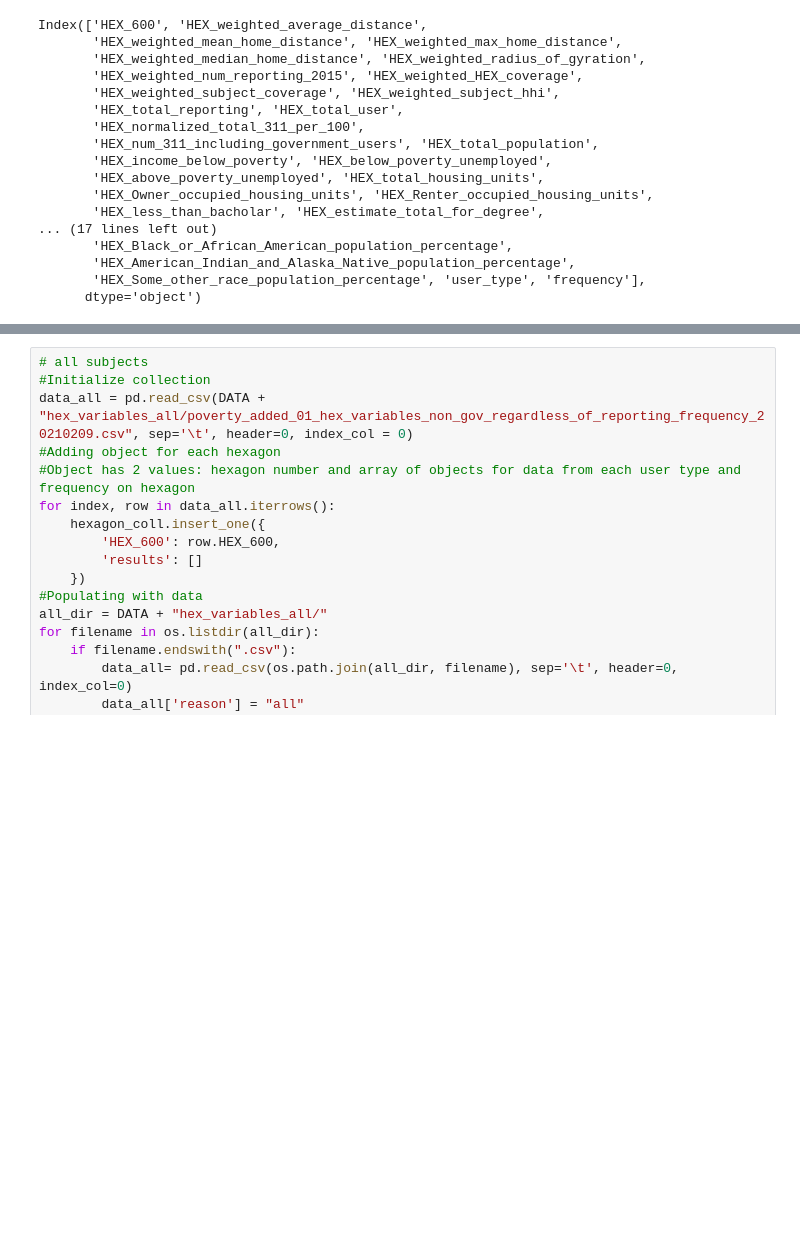
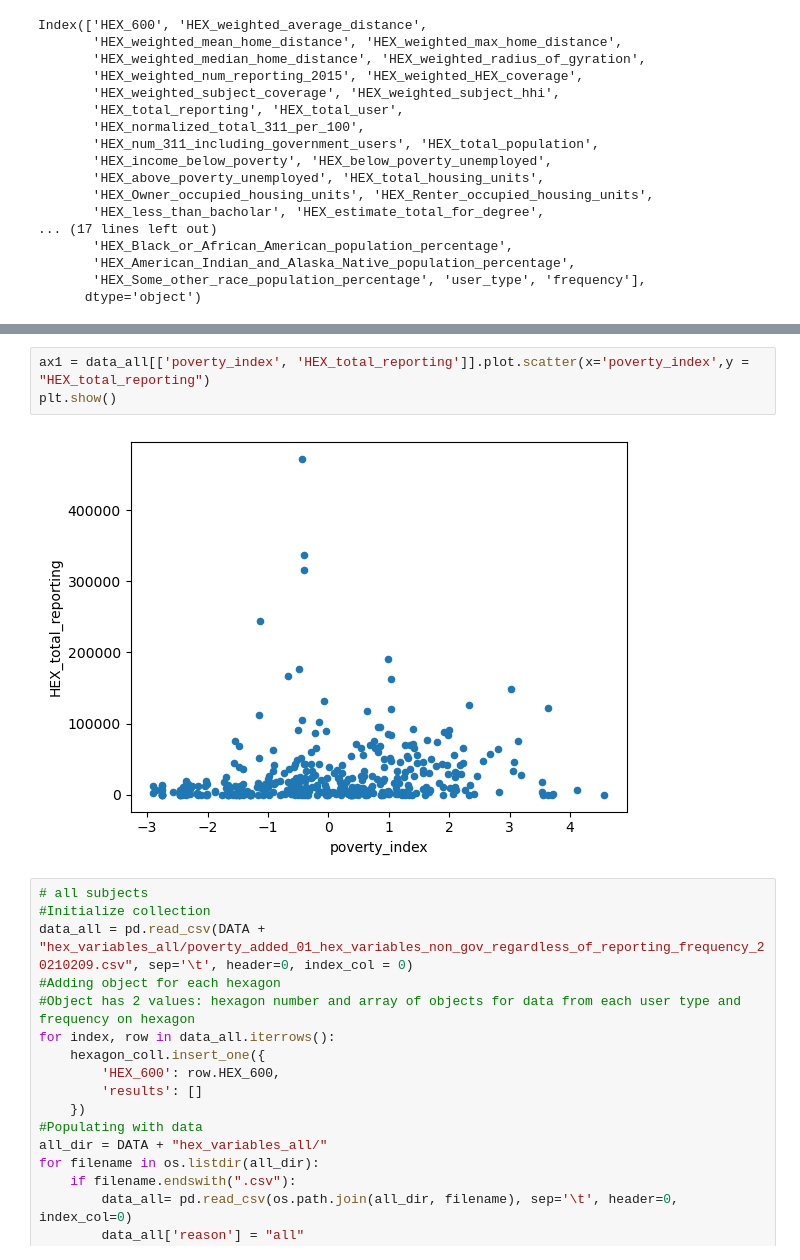
Before and after one commit to nsf311/web, a Jupyter notebook: server/src/scripts/importDataToMongo.ipynb, the cells around one changed output, grey strips where cells are left out. Saved outputs shown, nothing was run; the diff lists cells and outputs as text; blank space fills up the shorter version.

```diff
--- a/server/src/scripts/importDataToMongo.ipynb
+++ b/server/src/scripts/importDataToMongo.ipynb
@@ -40,3 +57,8 @@ Index(['HEX_600', 'HEX_weighted_average_distance',
+# %%
+ax1 = data_all[['poverty_index', 'HEX_total_reporting']].plot.scatter(x='poverty_index',y = "HEX_total_reporting")
+plt.show()
+# %% [output]
+[figure, added]
 # %%
 # all subjects
 #Initialize collection
```
Also changed, not shown: parts of 2 cells of this notebook, 1 other file.
